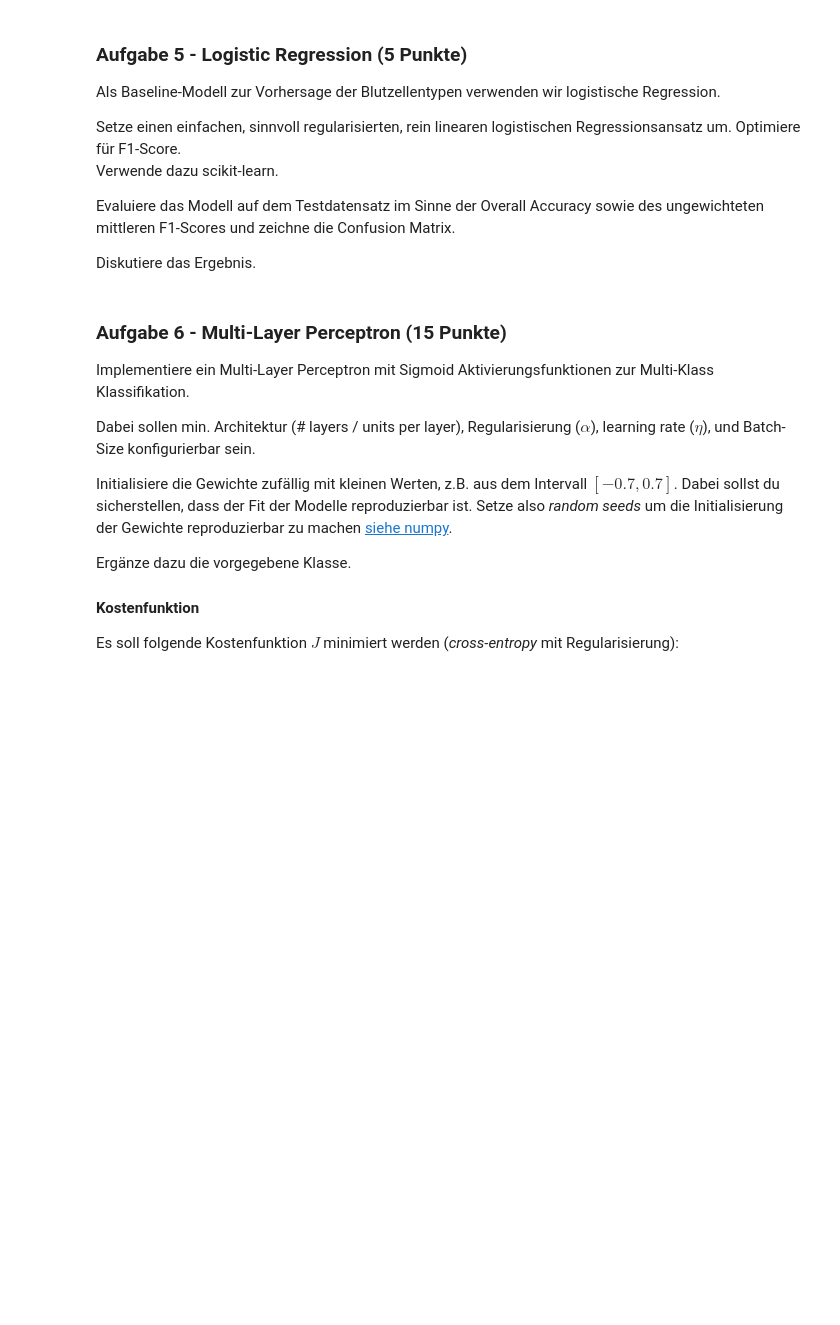
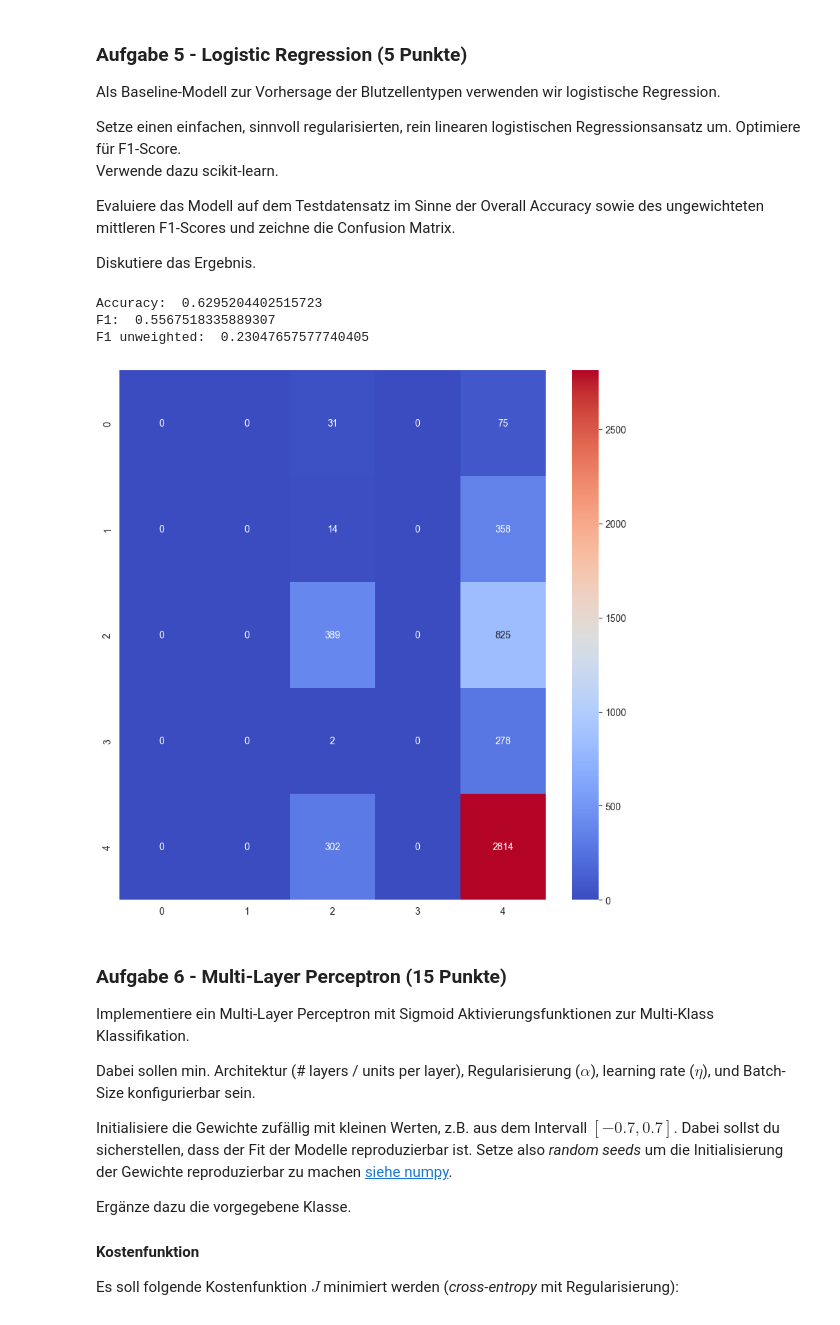
Before and after one commit to staldenhoefler/gml_mc2, a Jupyter notebook: gml_minichallenge_2-checkpoint.ipynb, the cells around one changed output. Cells and saved outputs as stored; diff of their text form; code cells hidden in the pictures; blank space fills up the shorter version.

```diff
--- a/gml_minichallenge_2-checkpoint.ipynb
+++ b/gml_minichallenge_2-checkpoint.ipynb
@@ -339,3 +427,32 @@ Diskutiere das Ergebnis.
+# %%
+from sklearn.linear_model import LogisticRegression
+from sklearn.metrics import confusion_matrix
+from sklearn.metrics import accuracy_score
+from sklearn.metrics import f1_score
+import matplotlib.pyplot as plt
+import seaborn as sns
+
+X_train = train_data.drop(columns=['image filename', 'Class'])
+y_train = train_data['Class']
+X_test = test_data.drop(columns=['image filename', 'Class'])
+y_test = test_data['Class']
+
+logistic_regression = LogisticRegression(random_state=0, max_iter=1000, penalty='l2', solver='lbfgs', multi_class='multinomial')
+logistic_regression.fit(X_train, y_train)
+y_pred = logistic_regression.predict(X_test)
+
+print('Accuracy: ', accuracy_score(y_test, y_pred))
+print('F1 unweighted: ', f1_score(y_test, y_pred, average='macro'))
+
+cm = confusion_matrix(y_test, y_pred)
+plt.figure(figsize=(10, 10))
+sns.heatmap(cm, annot=True, fmt=".0f", cmap='coolwarm')
+plt.show()
+# %% [output]
+Accuracy:  0.6295204402515723
+F1:  0.5567518335889307
+F1 unweighted:  0.23047657577740405
+[figure, added]
 # %% [markdown]
 ### Aufgabe 6 - Multi-Layer Perceptron (15 Punkte)
 
```
Also changed, not shown: parts of 18 cells of this notebook.
